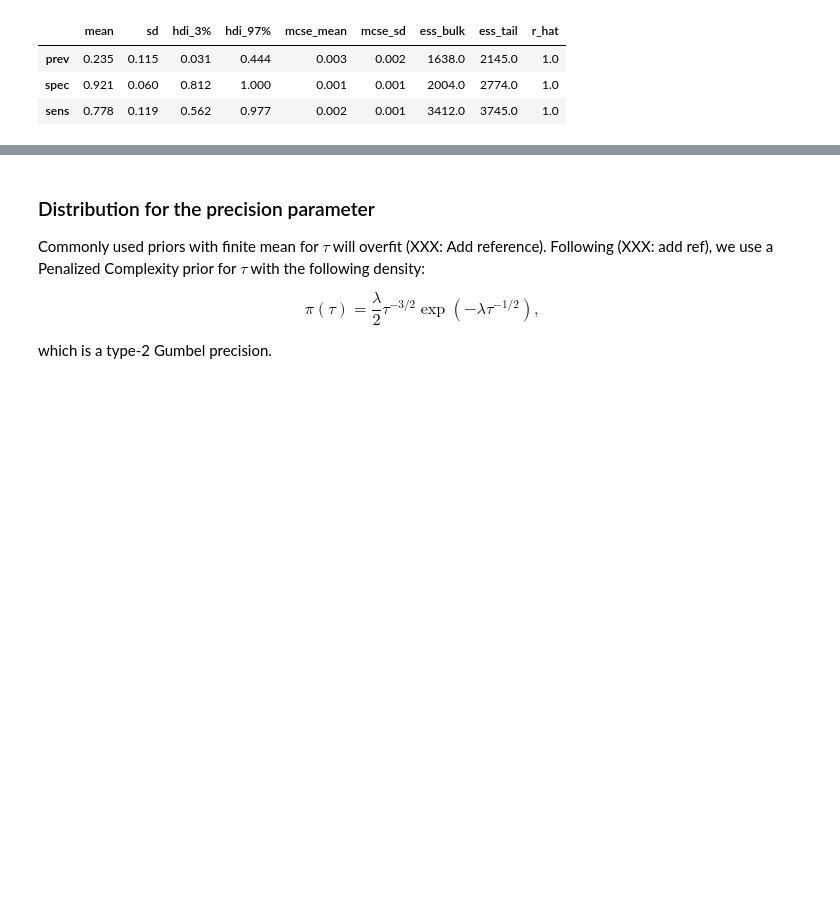
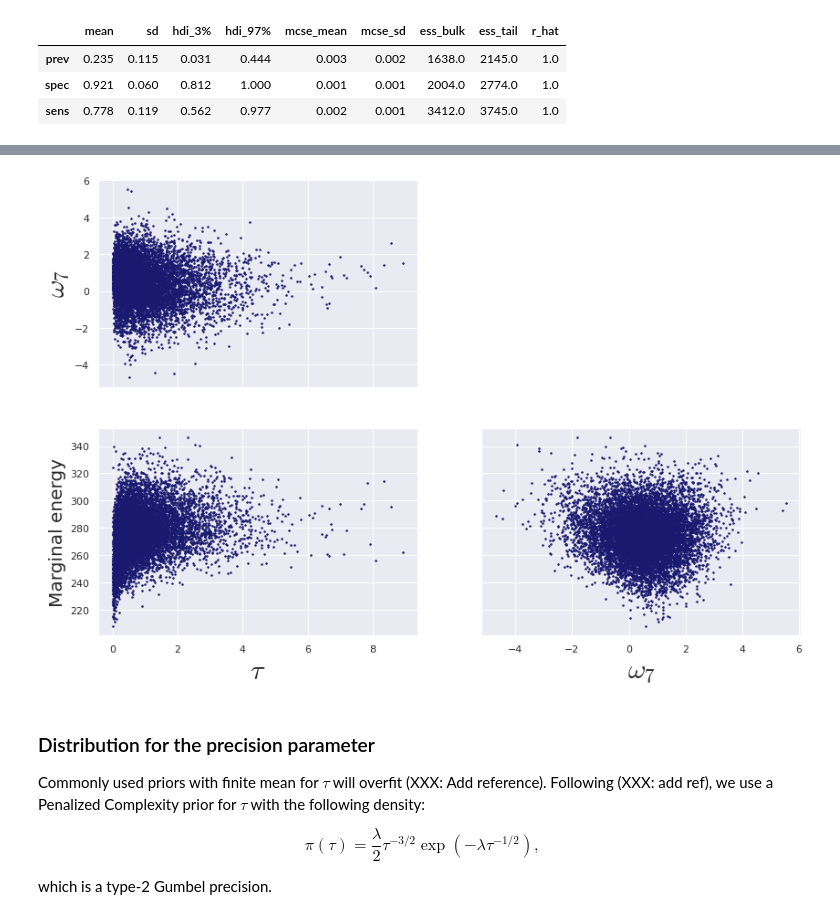
Before and after one commit to lucasmoschen/rds-bayesian-analysis-tcc, a Jupyter notebook: notebooks_book/imperfect_test_rds.ipynb, the cells around one changed output, grey strips where cells are left out. Saved outputs shown, nothing was run; the diff lists cells and outputs as text; code cells hidden in the pictures; blank space fills up the shorter version.

```diff
--- a/notebooks_book/imperfect_test_rds.ipynb
+++ b/notebooks_book/imperfect_test_rds.ipynb
@@ -404,3 +426,18 @@ summary.loc[['prev', 'spec', 'sens']]
+# %%
+info = fit_rds_imperfect_eff.to_dataframe()
+selected_vars = ['tau', 'omega[7]', 'energy__']
+samples = {var: info[var] for var in selected_vars}
+ax = az.plot_pair(samples, scatter_kwargs={'color': 'midnightblue', 'markersize': 3})
+
+ax[0,0].set_ylabel(r'$\omega_7$', fontsize=30)
+ax[1,0].set_ylabel(r'Marginal energy', fontsize=20)
+ax[1,0].set_xlabel(r'$\tau$', fontsize=30)
+ax[1,1].set_xlabel(r'$\omega_7$', fontsize=30)
+
+plt.savefig('../images/scatter_plot_efficient_partially_centered_samples_rds.pdf', bbox_inches='tight')
+plt.show()
+# %% [output]
+[figure, added]
 # %% [markdown]
 ### Distribution for the precision parameter
 
```
Also changed, not shown: parts of 7 cells of this notebook, 9 other files.
